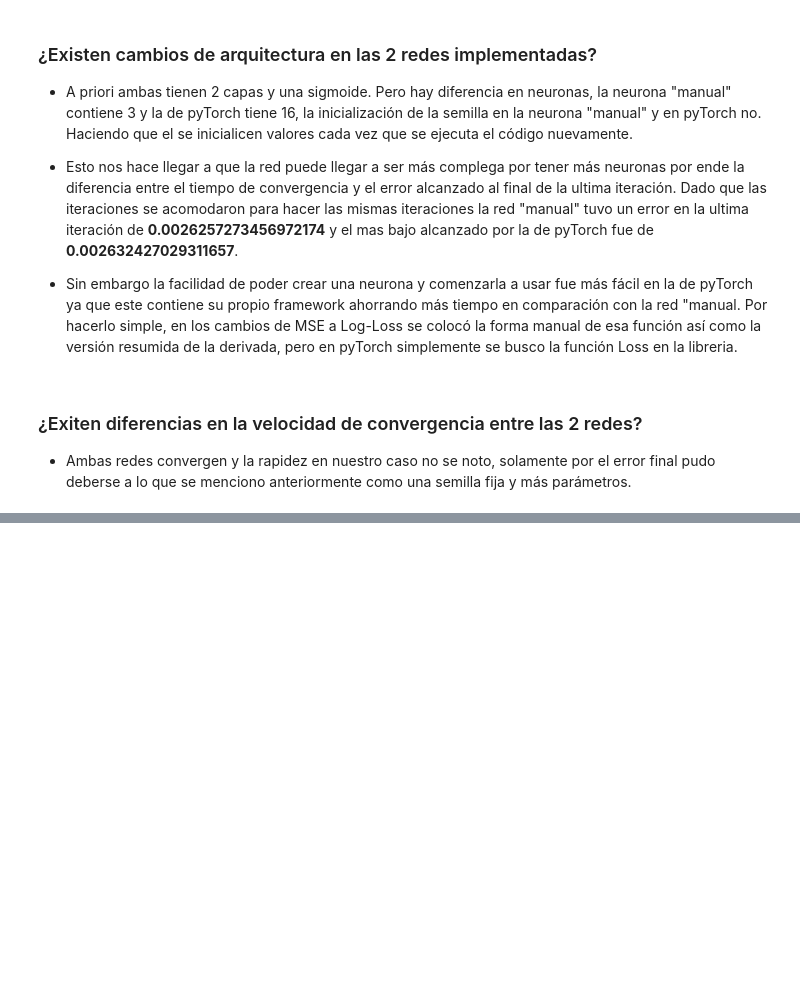
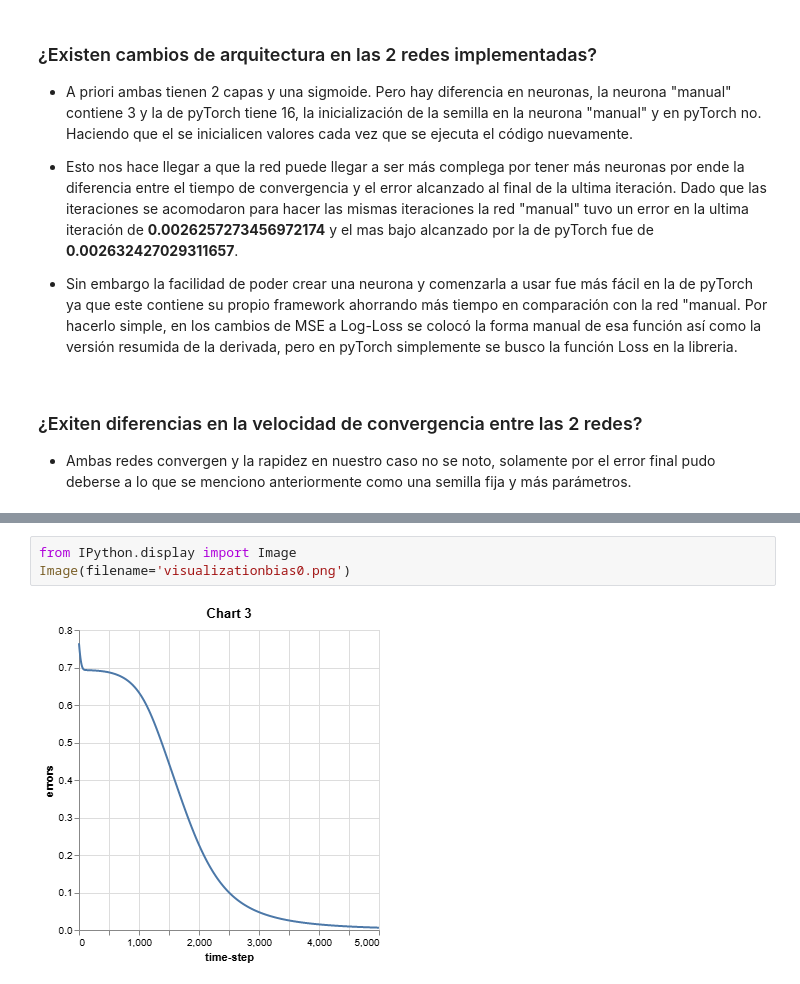
Before and after one commit to JosueSay/labs_dl, a Jupyter notebook: multi-layer-perceptron.ipynb, the cells around one changed output, grey strips where cells are left out. Drawn from its saved outputs; the diff is of its cells as text; blank space fills up the shorter version.

```diff
--- a/multi-layer-perceptron.ipynb
+++ b/multi-layer-perceptron.ipynb
@@ -303,0 +308,5 @@ Error final: 0.006082463543862104
+# %%
+from IPython.display import Image
+Image(filename='visualizationbias0.png')
+# %% [output]
+[figure, added]
```
Also changed, not shown: parts of 7 cells of this notebook, 2 other files.
